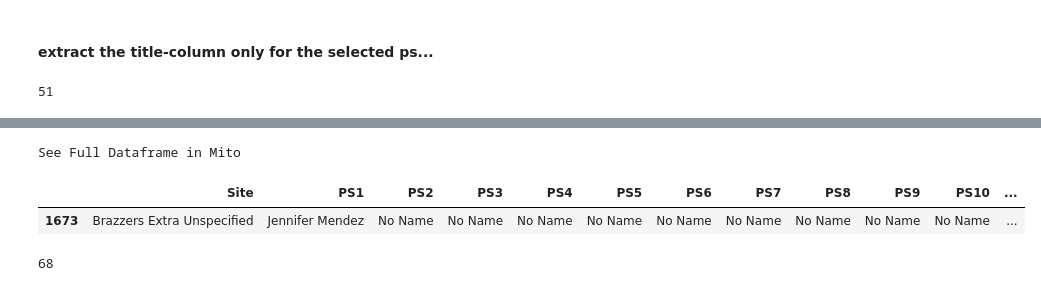
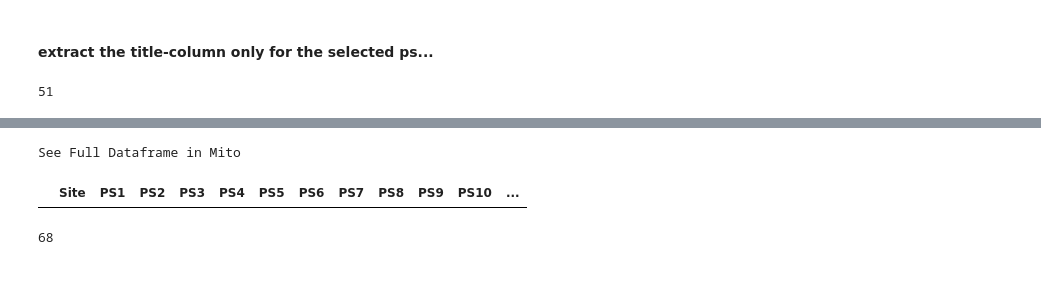
Before and after one commit to docwerder/braz, a Jupyter notebook: site_scans/ps_scan_df_final_my_db.ipynb, the cells around one changed output, grey strips where cells are left out. Drawn from its saved outputs; the diff is of its cells as text; code cells hidden in the pictures.

```diff
--- a/site_scans/ps_scan_df_final_my_db.ipynb
+++ b/site_scans/ps_scan_df_final_my_db.ipynb
@@ -15,8 +15,8 @@ InteractiveShell.ast_node_interactivity = "all"
 # default behaviour:
 # InteractiveShell.ast_node_interactivity = "last_expr"
 # %%
-    df_my_db = pd.read_csv('df_final_my_db_py_19_04_2022.csv', index_col=[0])
-    df_final = pd.read_csv('df_final_inklusive_ms.csv', index_col=[0])
+df_my_db = pd.read_csv('df_final_my_db_py_21_04_2022.csv', index_col=[0])
+df_final = pd.read_csv('df_final_inklusive_ms.csv', index_col=[0])
 # %% [markdown]
 ## PS-search at my_db
 # %%
@@ -88,10 +90,9 @@ See Full Dataframe in Mito
 # %%
-title_string = "glow_"
+title_string = "queen_of"
 df_my_db[df_my_db['Title'].str.contains(title_string)]
 # %% [output]
 See Full Dataframe in Mito
 |  | Site | PS1 | PS2 | PS3 | PS4 | PS5 | PS6 | PS7 | PS8 | PS9 | PS10 | ... |
-| 1673 | Brazzers Extra Unspecified | Jennifer Mendez | No Name | No Name | No Name | No Name | No Name | No Name | No Name | No Name | No Name | ... |
 # %%
 ps_name_final = "krissy_lynn"
 # %%
```
Also changed, not shown: parts of 7 cells of this notebook, 11 other files.
